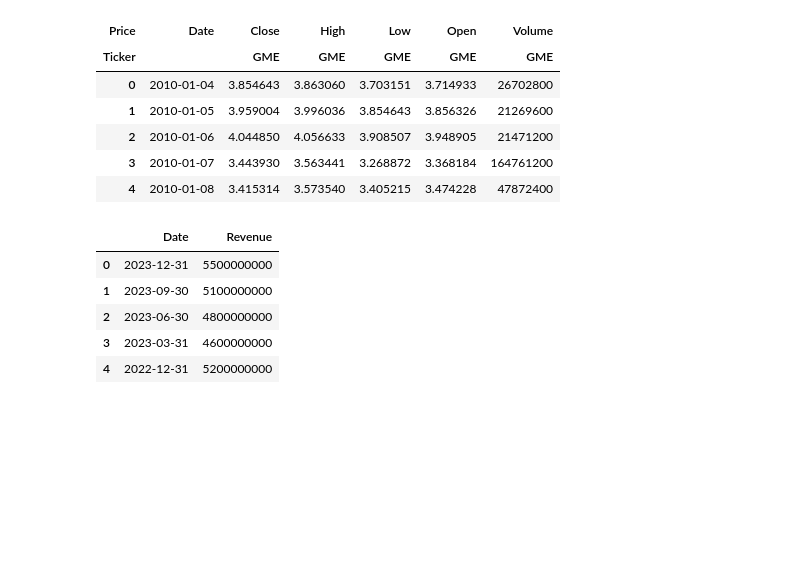
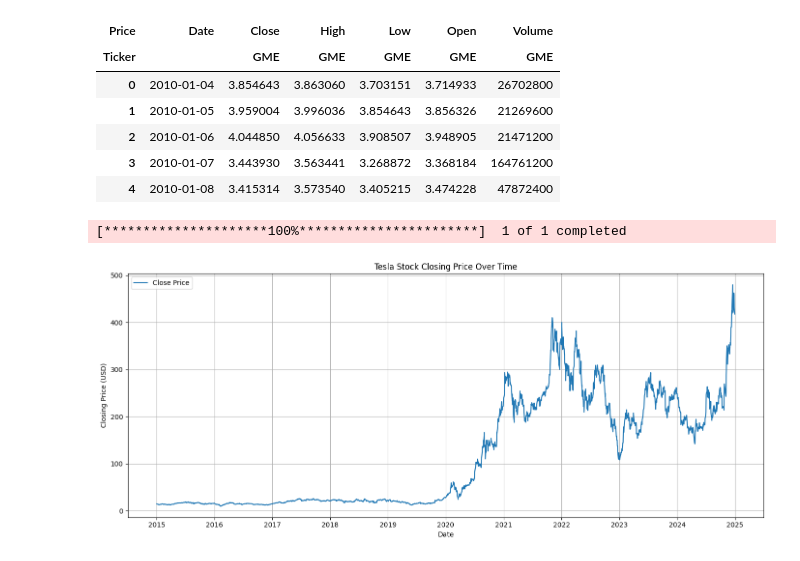
Before and after one commit to Radhika-uppar/Food-donations-app, a Jupyter notebook: assignment_1.ipynb, the cells around one changed output. Cells and saved outputs as stored; diff of their text form; code cells hidden in the pictures; blank space fills up the shorter version.

```diff
--- a/assignment_1.ipynb
+++ b/assignment_1.ipynb
@@ -75,25 +75,31 @@ gme_data.head()
 | 2 | 2010-01-06 | 4.044850 | 4.056633 | 3.908507 | 3.948905 | 21471200 |
 | 3 | 2010-01-07 | 3.443930 | 3.563441 | 3.268872 | 3.368184 | 164761200 |
 | 4 | 2010-01-08 | 3.415314 | 3.573540 | 3.405215 | 3.474228 | 47872400 |
-# %%
-
-import pandas as pd
-
-# 🚦 Simulated GME revenue data (snapshot from Macrotrends)
-gme_data = {
-    "Date": ["2023-12-31", "2023-09-30", "2023-06-30", "2023-03-31", "2022-12-31"],
-    "Revenue": [5500000000, 5100000000, 4800000000, 4600000000, 5200000000]
-}
-
-# Create the DataFrame
-gme_revenue = pd.DataFrame(gme_data)
-
-# Display last five rows
-gme_revenue.tail()
-# %% [output]
-|  | Date | Revenue |
-| 0 | 2023-12-31 | 5500000000 |
-| 1 | 2023-09-30 | 5100000000 |
-| 2 | 2023-06-30 | 4800000000 |
-| 3 | 2023-03-31 | 4600000000 |
-| 4 | 2022-12-31 | 5200000000 |
+# %%
+
+import yfinance as yf
+import matplotlib.pyplot as plt
+
+# Download Tesla stock data
+tesla_data = yf.download('TSLA', start='2015-01-01', end='2024-12-31')
+
+# Reset the index
+tesla_data.reset_index(inplace=True)
+
+# Define the function to make the graph
+def make_graph(data, title):
+    plt.figure(figsize=(14, 6))
+    plt.plot(data['Date'], data['Close'], label='Close Price')
+    plt.title(title)
+    plt.xlabel('Date')
+    plt.ylabel('Closing Price (USD)')
+    plt.grid(True)
+    plt.legend()
+    plt.tight_layout()
+    plt.show()
+
+# Call the function with Tesla data
+make_graph(tesla_data, "Tesla Stock Closing Price Over Time")
+# %% [output]
+[*********************100%***********************]  1 of 1 completed
+[figure, added]
```
